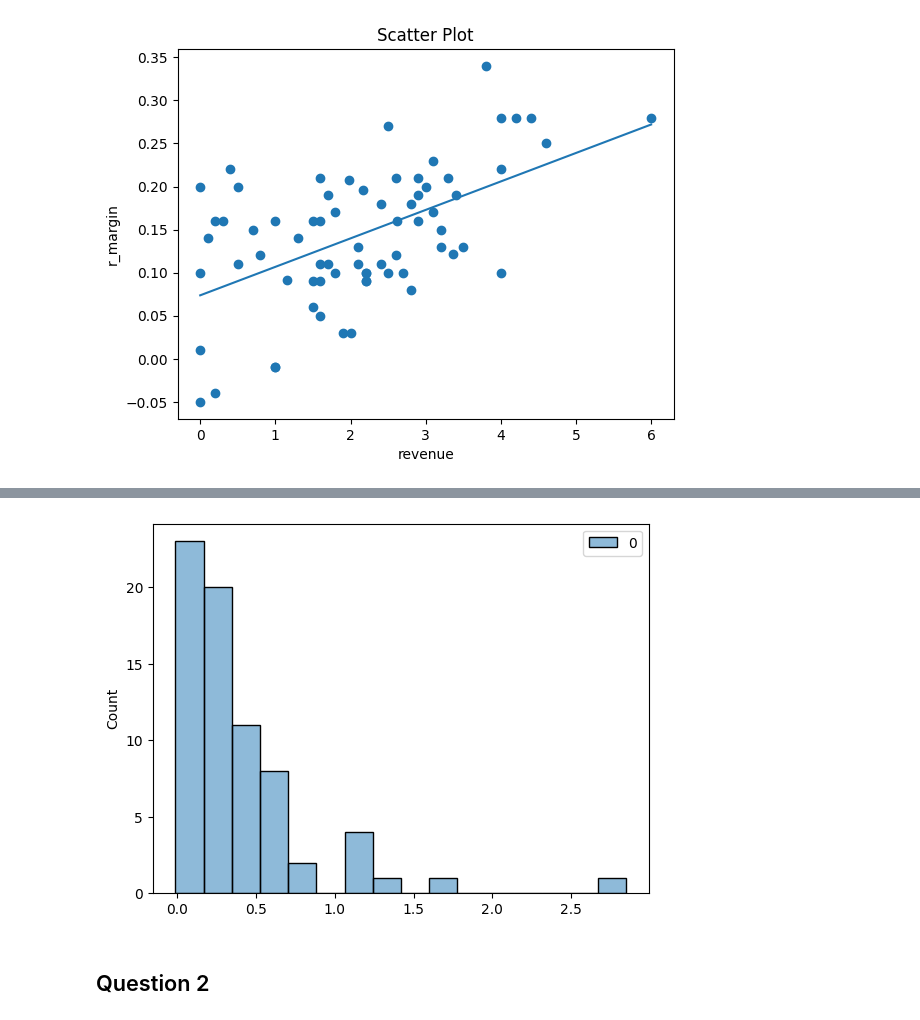
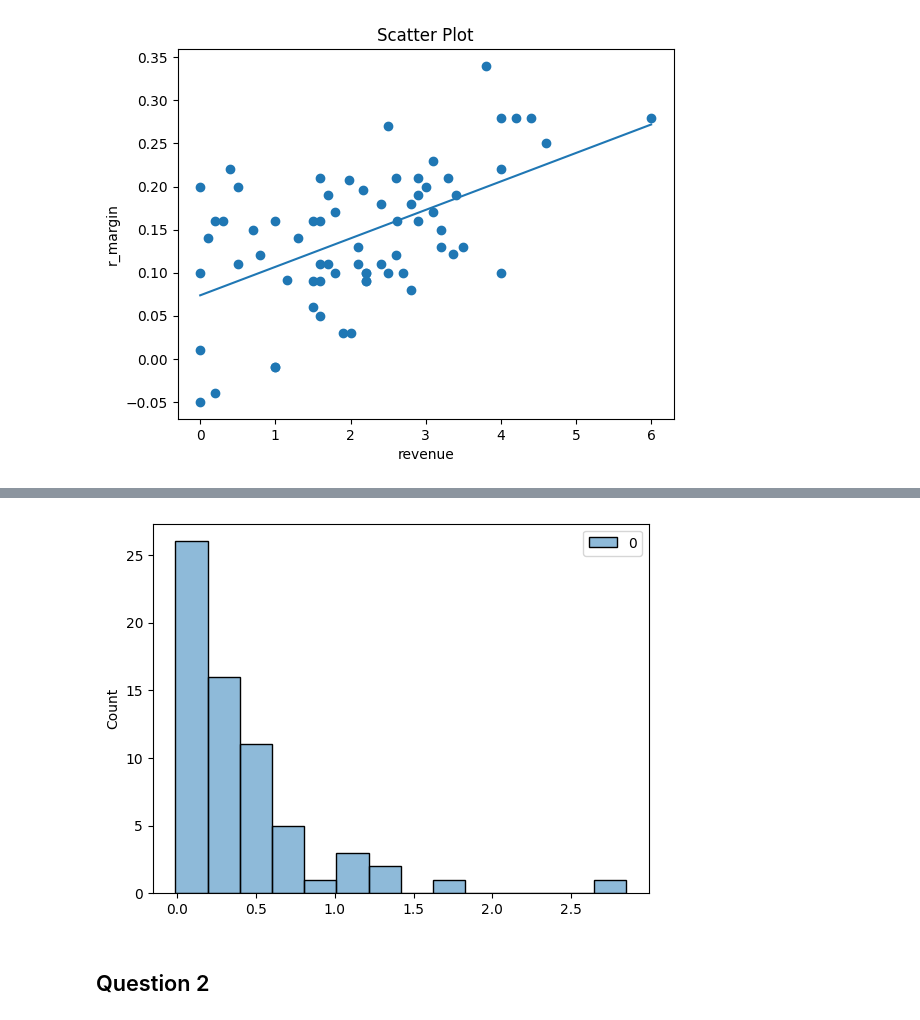
Before and after one commit to HugoKD/ML, a Jupyter notebook: 2023_DB_DS_exercise.ipynb, the cells around one changed output, grey strips where cells are left out. Cells and saved outputs as stored; diff of their text form; code cells hidden in the pictures.

```diff
--- a/2023_DB_DS_exercise.ipynb
+++ b/2023_DB_DS_exercise.ipynb
@@ -411,5 +397,5 @@ sns.histplot(data_without_nan['revenue'])
 # %%
-sns.histplot(pd.DataFrame(data_without_nan['revenue'] * data_without_nan['r_margin']))
+sns.histplot(pd.DataFrame(data['revenue'] * data['r_margin']))
 plt.show()
 # %% [output]
-[figure, old version]
+[figure, new version]
```
Also changed, not shown: parts of 32 cells of this notebook.
